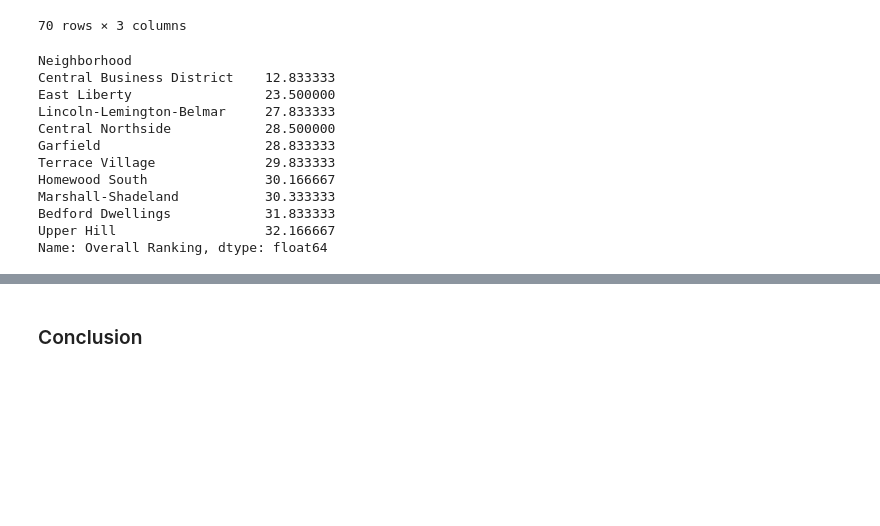
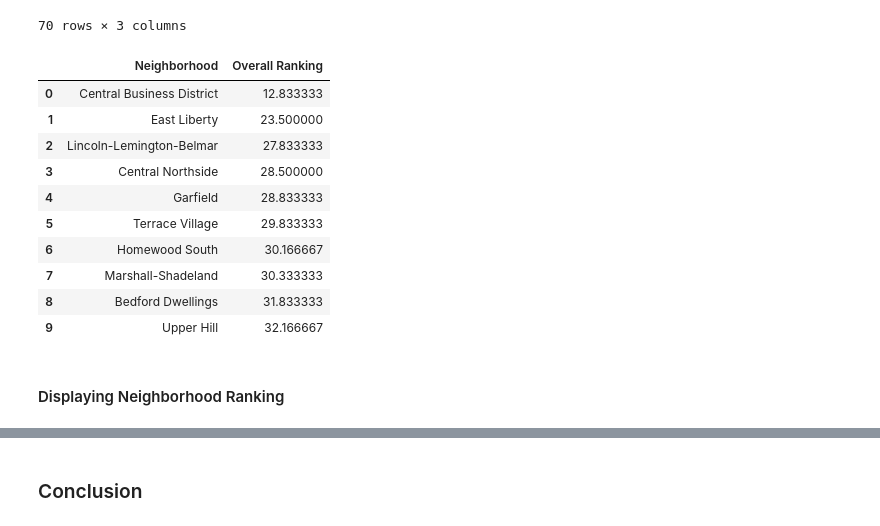
Before and after one commit to etmrmia/CMPINF-0010-Final-Project, a Jupyter notebook: Final_Calculations.ipynb, the cells around one changed output, grey strips where cells are left out. Cells and saved outputs as stored; diff of their text form; code cells hidden in the pictures; blank space fills up the shorter version.

```diff
--- a/Final_Calculations.ipynb
+++ b/Final_Calculations.ipynb
@@ -122,23 +123,25 @@ merged_dataset
 | Windgap | 55.50 | 76.0 | 40.0 |
 70 rows × 3 columns
 # %%
+# display overall ranking
 merged_dataset['Overall Ranking'] = (merged_dataset['Average Ranking'] + merged_dataset['Walk Score']
                                      + merged_dataset['2006-2010 estimate of obesity']) / 3
 overall_ranking = merged_dataset['Overall Ranking'].sort_values(ascending=True)
-overall_ranking.head(10)
+overall_ranking.reset_index().head(10)
 # %% [output]
-Neighborhood
-Central Business District    12.833333
-East Liberty                 23.500000
-Lincoln-Lemington-Belmar     27.833333
-Central Northside            28.500000
-Garfield                     28.833333
-Terrace Village              29.833333
-Homewood South               30.166667
-Marshall-Shadeland           30.333333
-Bedford Dwellings            31.833333
-Upper Hill                   32.166667
-Name: Overall Ranking, dtype: float64
+|  | Neighborhood | Overall Ranking |
+| 0 | Central Business District | 12.833333 |
+| 1 | East Liberty | 23.500000 |
+| 2 | Lincoln-Lemington-Belmar | 27.833333 |
+| 3 | Central Northside | 28.500000 |
+| 4 | Garfield | 28.833333 |
+| 5 | Terrace Village | 29.833333 |
+| 6 | Homewood South | 30.166667 |
+| 7 | Marshall-Shadeland | 30.333333 |
+| 8 | Bedford Dwellings | 31.833333 |
+| 9 | Upper Hill | 32.166667 |
+# %% [markdown]
+#### Displaying Neighborhood Ranking
 # %%
 plt.style.use('ggplot')
 plt.ylabel("Ranking")
```
Also changed, not shown: parts of 8 cells of this notebook.
